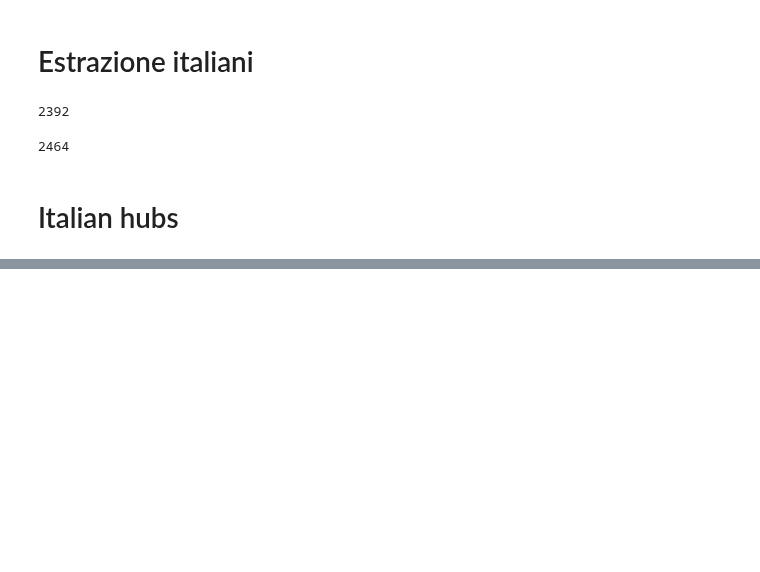
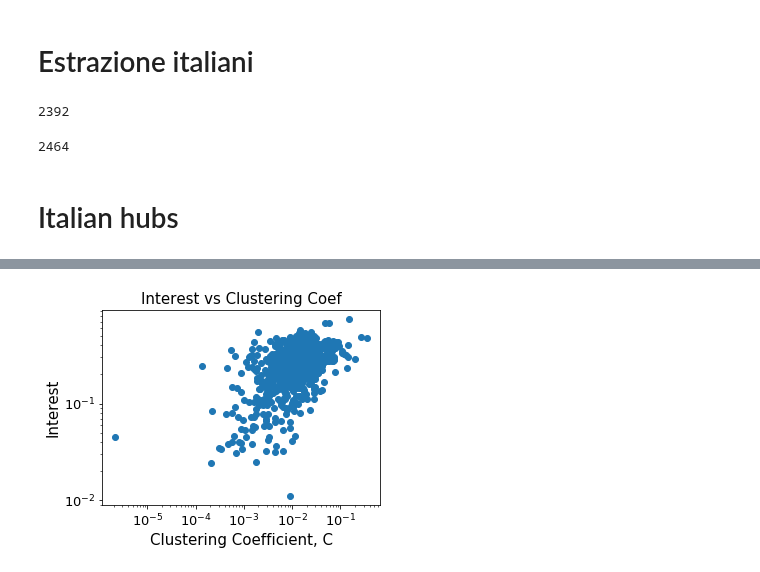
Before and after one commit to biyanisuraj/the_facebook_scandal, a Jupyter notebook: scripts/network_analysis/hubs_analysis.ipynb, the cells around one changed output, grey strips where cells are left out. Saved outputs shown, nothing was run; the diff lists cells and outputs as text; code cells hidden in the pictures; blank space fills up the shorter version.

```diff
--- a/scripts/network_analysis/hubs_analysis.ipynb
+++ b/scripts/network_analysis/hubs_analysis.ipynb
@@ -257,0 +279,8 @@ NameError: name 'nx' is not defined
+# %%
+temp = g_ita.in_degree()
+in_degree = {n:d for n,d in temp}
+df_ita['in_degree'] = [in_degree[h] for h in df_nodes['id']]
+
+temp = g_ita.out_degree()
+out_degree = {n:d for n,d in temp}
+df_ita['out_degree'] = [out_degree[h] for h in df_nodes['id']]
@@ -257,0 +378,13 @@ NameError: name 'nx' is not defined
+# %%
+fig,ax = plt.subplots(figsize = FIGSIZE_ONECOL)
+plt.plot(df_ita['Interest'][:1000],df_ita['C'][:1000], 'o')
+ax.set_xscale('log')
+plt.ylabel('Interest')
+plt.xlabel('Clustering Coefficient, C')
+plt.title('Interest vs Clustering Coef')
+plt.tight_layout()
+plt.loglog()
+
+plt.savefig('./imgs/hubs_interest_corr_ita.pdf', format='pdf')
+# %% [output]
+[figure, added]
```
Also changed, not shown: parts of 14 cells of this notebook, 7 other files.
